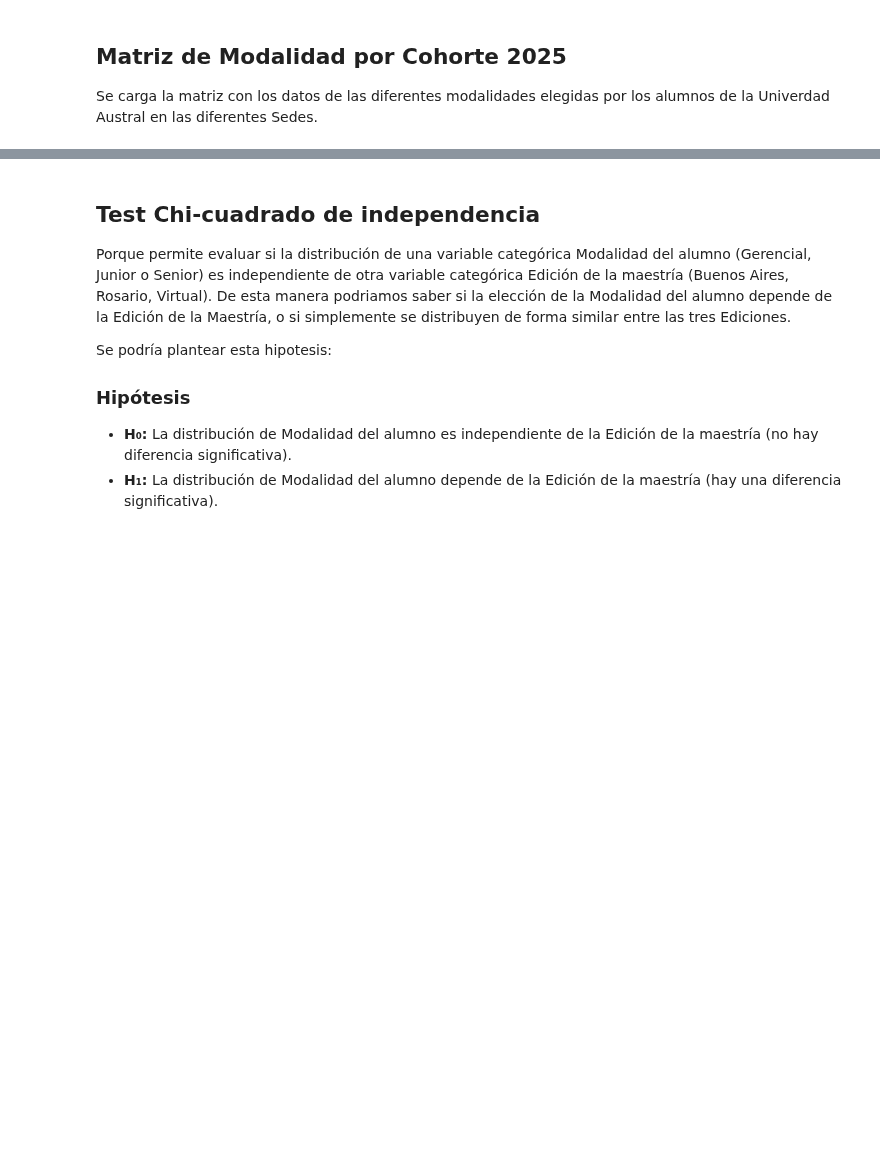
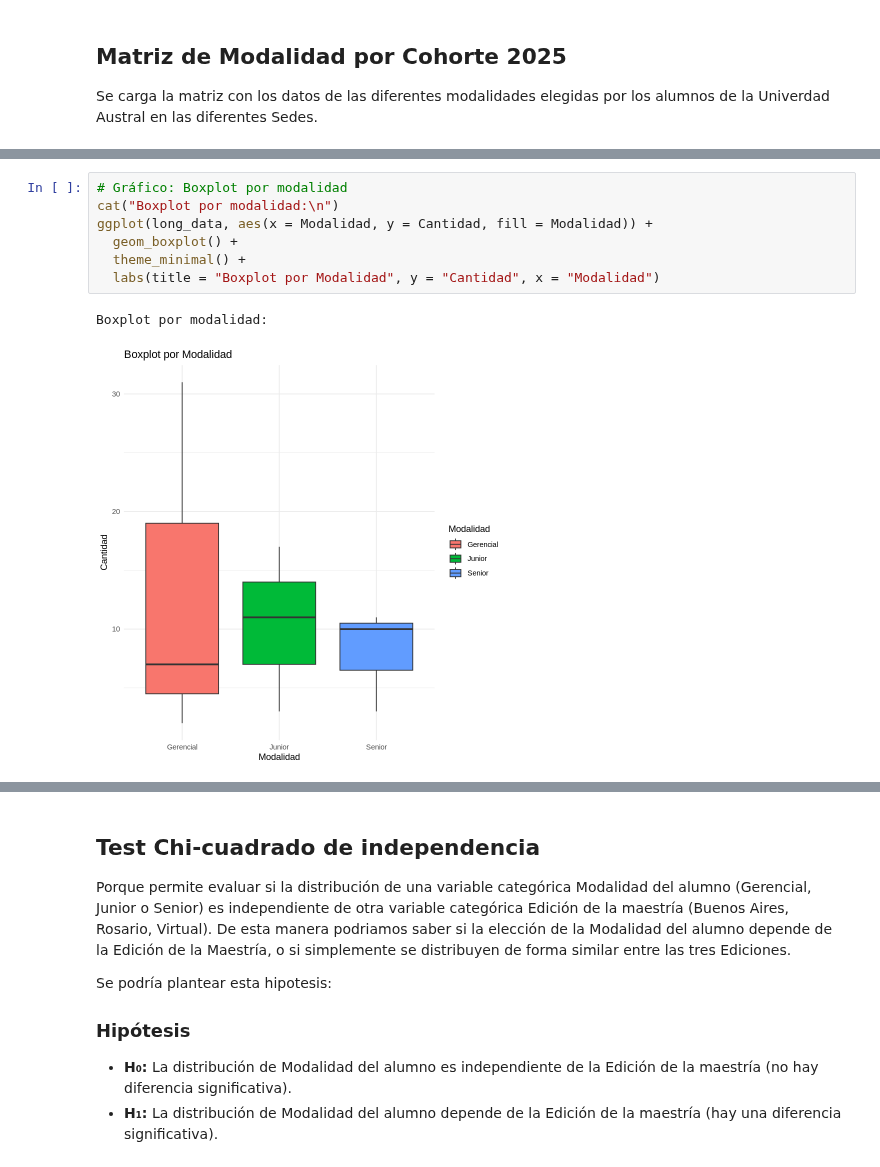
Before and after one commit to LeonardoGastaldo/labo2025v, a Jupyter notebook: src/Clase8/Estadistico_Adecuado_Chi_Cuadrado.ipynb, the cells around one changed output, grey strips where cells are left out. Cells and saved outputs as stored; diff of their text form; blank space fills up the shorter version.

```diff
--- a/src/Clase8/Estadistico_Adecuado_Chi_Cuadrado.ipynb
+++ b/src/Clase8/Estadistico_Adecuado_Chi_Cuadrado.ipynb
@@ -33,0 +69,10 @@ print(datos)
+# %%
+# Gráfico: Boxplot por modalidad
+cat("Boxplot por modalidad:\n")
+ggplot(long_data, aes(x = Modalidad, y = Cantidad, fill = Modalidad)) +
+  geom_boxplot() +
+  theme_minimal() +
+  labs(title = "Boxplot por Modalidad", y = "Cantidad", x = "Modalidad")
+# %% [output]
+Boxplot por modalidad:
+[figure, added]
```
Also changed, not shown: parts of 29 cells of this notebook.
